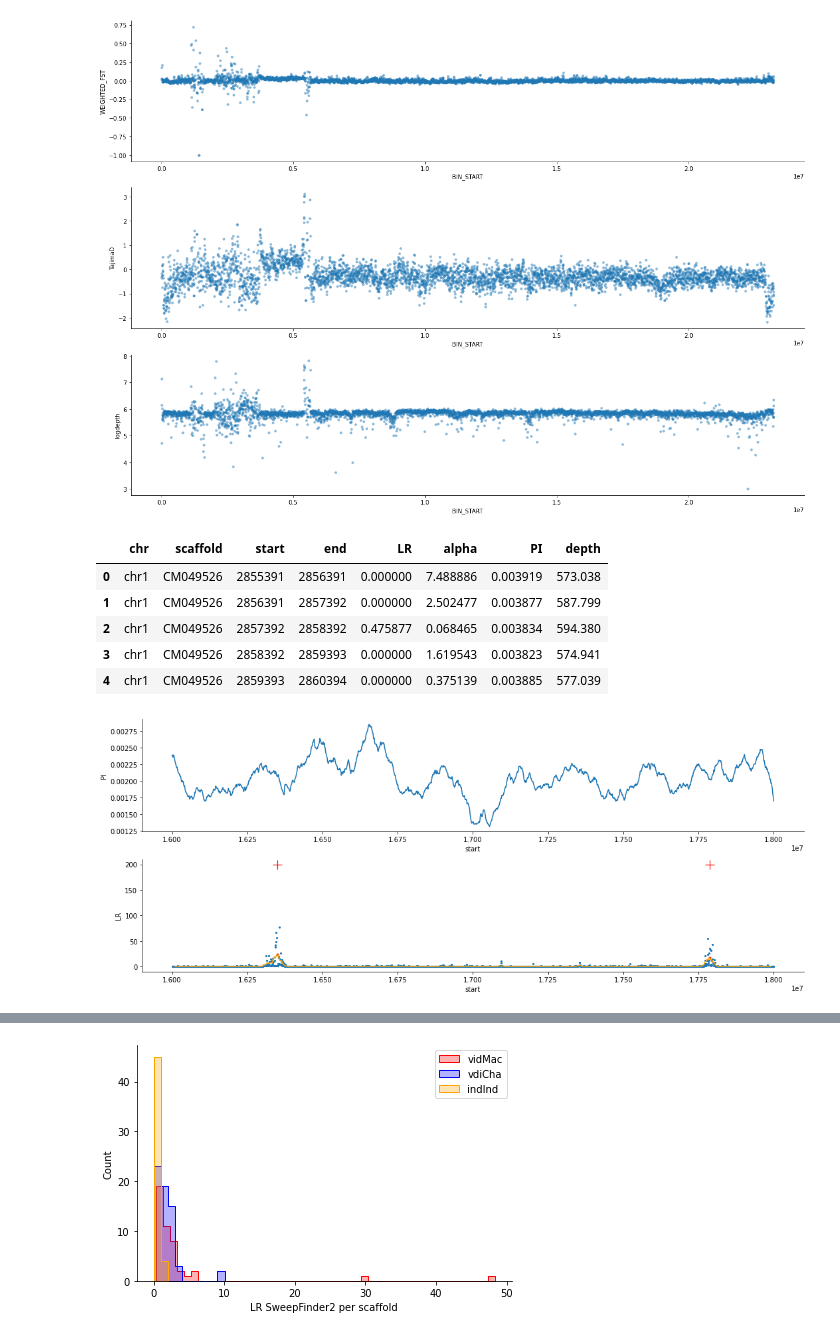
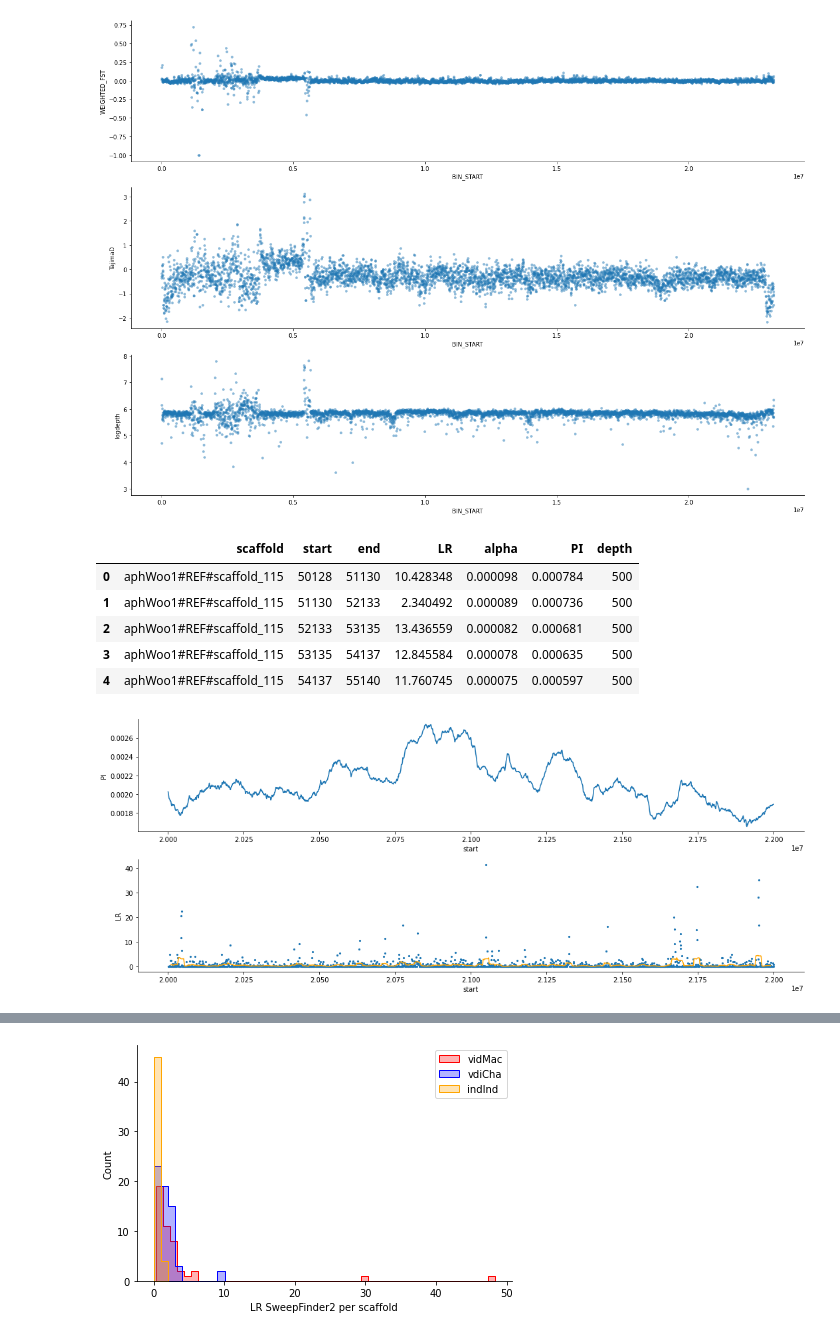
Before and after one commit to osipovarev/Brood_parasites_analysis, a Jupyter notebook: divergence_pi_tajima_fst_analysis.ipynb, the cells around one changed output, grey strips where cells are left out. Saved outputs shown, nothing was run; the diff lists cells and outputs as text; code cells hidden in the pictures.

```diff
--- a/divergence_pi_tajima_fst_analysis.ipynb
+++ b/divergence_pi_tajima_fst_analysis.ipynb
@@ -1027,7 +1027,7 @@ def find_local_extrema(x, f_x, window, p, extreme):
     return sub_smoothed_x, sub_smoothed_f_x, minima_indices
 # %%
 ### How to find local minima in a dataset?
-db = 'vidCha'
+# db = 'vidCha'
 # db = 'vidMac'
 # db = 'indInd'
 # db = 'anoImb'
@@ -1037,6 +1037,7 @@ db = 'vidCha'
 # db = 'taeGut'
 # db = 'poeAcu'
 # db = 'falPer'
+db = 'jays'
 
 dir_path = '/Users/osipova/Documents/LabDocs/Brood_parasites_analysis/PopGen_{}/'.format(db)
 file_name = 'intersect.SF2.window_pi.depth.bed'
@@ -1045,16 +1046,17 @@ file_data = glob(dir_path + file_name)[0]
 df_full = pd.read_csv(file_data, sep='\t')
 df_full.head()
 # %% [output]
-|  | chr | scaffold | start | end | LR | alpha | PI | depth |
-| 0 | chr1 | CM049526 | 2855391 | 2856391 | 0.000000 | 7.488886 | 0.003919 | 573.038 |
-| 1 | chr1 | CM049526 | 2856391 | 2857392 | 0.000000 | 2.502477 | 0.003877 | 587.799 |
-| 2 | chr1 | CM049526 | 2857392 | 2858392 | 0.475877 | 0.068465 | 0.003834 | 594.380 |
-| 3 | chr1 | CM049526 | 2858392 | 2859393 | 0.000000 | 1.619543 | 0.003823 | 574.941 |
-| 4 | chr1 | CM049526 | 2859393 | 2860394 | 0.000000 | 0.375139 | 0.003885 | 577.039 |
+|  | scaffold | start | end | LR | alpha | PI | depth |
+| 0 | aphWoo1#REF#scaffold_115 | 50128 | 51130 | 10.428348 | 0.000098 | 0.000784 | 500 |
+| 1 | aphWoo1#REF#scaffold_115 | 51130 | 52133 | 2.340492 | 0.000089 | 0.000736 | 500 |
+| 2 | aphWoo1#REF#scaffold_115 | 52133 | 53135 | 13.436559 | 0.000082 | 0.000681 | 500 |
+| 3 | aphWoo1#REF#scaffold_115 | 53135 | 54137 | 12.845584 | 0.000078 | 0.000635 | 500 |
+| 4 | aphWoo1#REF#scaffold_115 | 54137 | 55140 | 11.760745 | 0.000075 | 0.000597 | 500 |
 # %%
 ### Plot 4Mb regions of a chr
-C = 'CM049526'
-n = 16
+# C = 'CM049526'
+C = 'aphWoo1#REF#ScYP8k3629HRSCAF770ch2_RagTag'
+n = 20
 df = df_full[(df_full['scaffold'] == C) & (df_full['start'] > n*10**6) & (df_full['start'] < (n+2)*10**6)]
 
 # NAV2 vidMac: CM044065.1	53613360	53813360
@@ -1090,34 +1092,34 @@ sns.lineplot(ax=ax1, data=df, x='start', y='PI')
 
 ## SF2
 x = df['start']
 f_x = df['LR']
 smoothed_x, smoothed_f_x, minima_indices = find_local_extrema(x, f_x, window, p_lr, 'max')
 lr_peaks = smoothed_x[minima_indices]
 
 sns.scatterplot(ax=ax2, data=df, x='start', y='LR', linewidth=0, s=10)
 sns.lineplot(ax=ax2, x=smoothed_x, y=smoothed_f_x, color='orange')
 sns.scatterplot(ax=ax2, x=smoothed_x[minima_indices], y=smoothed_f_x[minima_indices], color='red', s=20)
 
 
 ## Extend region of PI peaks +- delta (50k in total)
 delta = 25000
 pi_peaks_region = []
 for el in pi_peaks:
     pi_peaks_region.extend([i for i in range(el - delta, el + delta)])
 
 ## Overlap peaks
 peaks_overlap = [i for i in lr_peaks if i in pi_peaks_region]
 sns.scatterplot(ax=ax2, x=peaks_overlap, y=200, color='red', marker="+", s=200)
 
 sns.despine(fig=None, ax=None, left=False, bottom=False, offset=None, trim=False)
 fig.tight_layout()
 
 # pdf_name = '{}.LR_PI.{}_{}.pdf'.format(db, C, n)
 # pdf_name = '{}.LR_PI.{}_{}_{}.pdf'.format(db, C, start, end)
 pdf_name = '{}.no_aproximation_PI_example.pdf'.format(db)
 # fig.savefig(pdf_name, bbox_inches='tight')
 # %% [output]
-[figure, old version]
+[figure, new version]
 # %%
 ### Now don't plot anything but quantify! and store peak coordinates in a dictionary
 dir_path = '/Users/osipova/Documents/LabDocs/Brood_parasites_analysis/'
```
Also changed, not shown: parts of 2 cells of this notebook.
